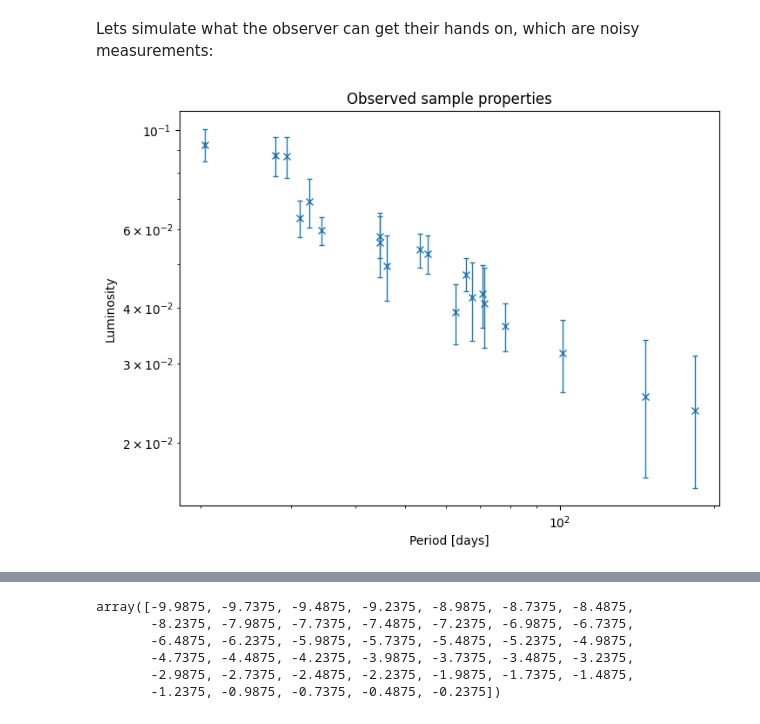
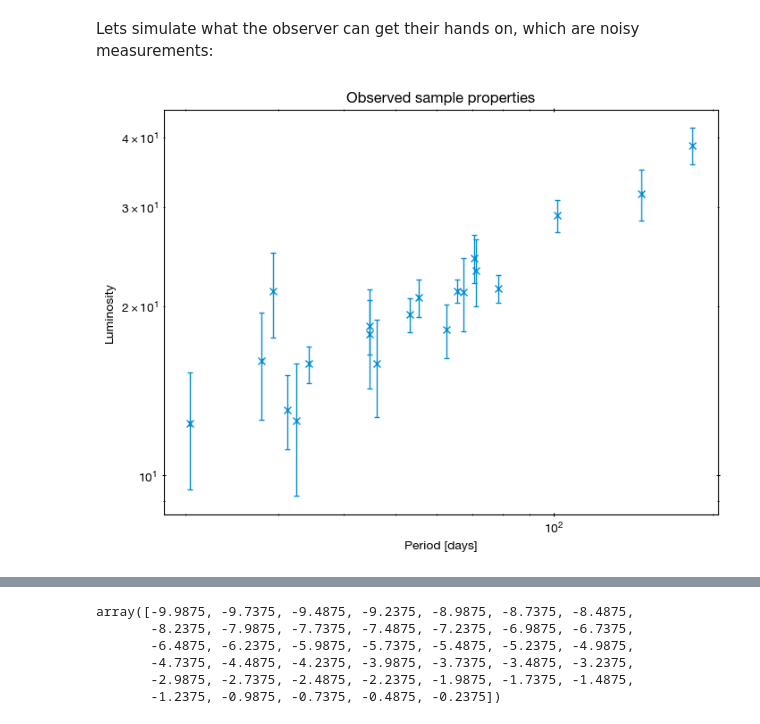
Before and after one commit to JohannesBuchner/PracticalInferenceForResearchersInThePhysicalSciencesCourse, a Jupyter notebook: 1BayesOnGrids.ipynb, the cells around one changed output, grey strips where cells are left out. Saved outputs shown, nothing was run; the diff lists cells and outputs as text; code cells hidden in the pictures.

```diff
--- a/1BayesOnGrids.ipynb
+++ b/1BayesOnGrids.ipynb
@@ -43,7 +45,7 @@ $\log L=0.2 \times (\alpha + \beta \times (\log(P / {10 \mathrm{days}}) + \gamma
 with $\alpha=-4.4$, $\beta=-2.8$ $\gamma=-0.3$. In code:
 # %%
 def luminosity_model(period, metallicity, alpha, beta, gamma, P0=10.0):
-    return 10**(0.2 * (alpha + beta * (log10(period/P0) + gamma * metallicity)))
+    return 10**(-0.2 * (alpha + beta * (log10(period/P0) + gamma * metallicity)))
 
 true_alpha = -4.4
 true_beta  = -2.8
@@ -93,21 +95,21 @@ The final step in the generating process is to take observations:
 Lets simulate what the observer can get their hands on, which are noisy measurements:
 # %%
 experimental_noise_period = np.random.uniform(0, 0.1, size=N_obs)
-experimental_noise_luminosity = np.random.uniform(0.004, 0.01, size=N_obs)
+experimental_noise_luminosity = np.random.uniform(1, 4, size=N_obs)
 
 obs_period = np.random.normal(true_period, experimental_noise_period)
 obs_luminosity = np.random.normal(true_luminosity, experimental_noise_luminosity)
 
 plt.errorbar(x=obs_period, xerr=experimental_noise_period,
              y=obs_luminosity, yerr=experimental_noise_luminosity,
              marker='x', ls=' ', capsize=2, elinewidth=1)
 plt.xlabel("Period [days]")
 plt.ylabel("Luminosity")
 plt.yscale('log')
 plt.xscale('log')
 plt.title("Observed sample properties");
 # %% [output]
-[figure, old version]
+[figure, new version]
 # %% [markdown]
 Here is the full generative process as a graphical model:
 
```
Also changed, not shown: parts of 24 cells of this notebook, 1 other file.
